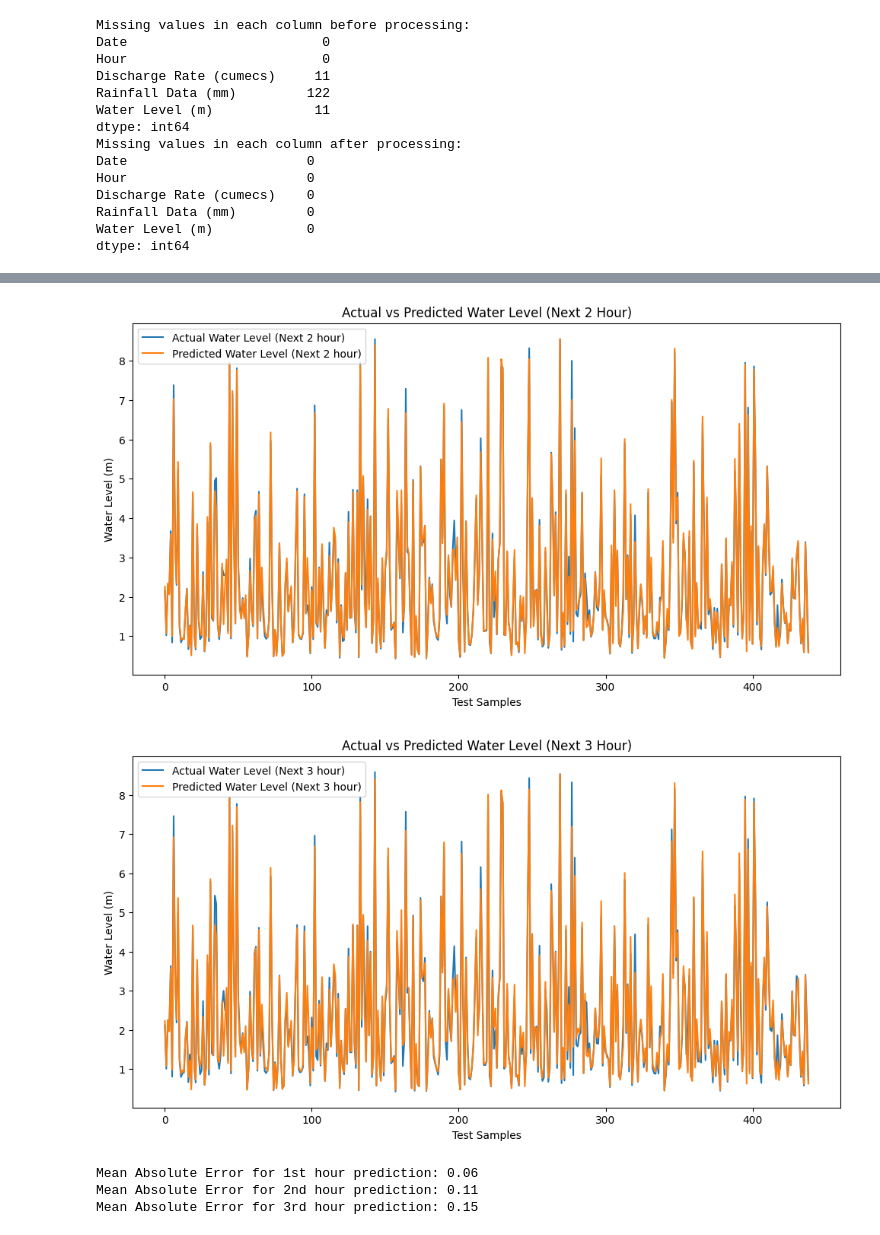
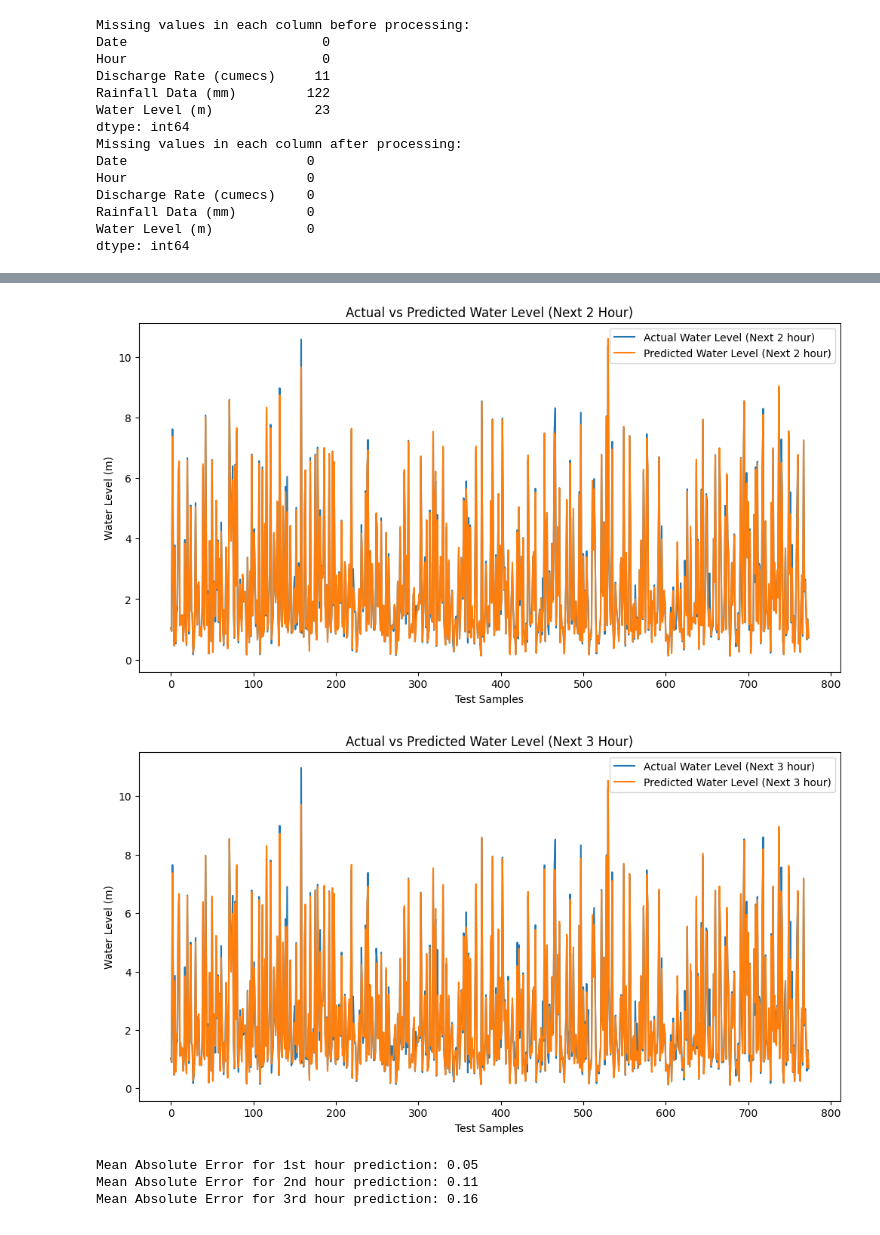
Before and after one commit to JanithK27/Early-warning-system-for-flood-FYP-, a Jupyter notebook: RealDataModelTrain/RandomForestRegressor.ipynb, the cells around one changed output, grey strips where cells are left out. Saved outputs shown, nothing was run; the diff lists cells and outputs as text; code cells hidden in the pictures.

Commit message:
addMorData_16_17_18_21_22
Add some data to csv

Co-Authored-By: Rasadari Dissanayake <155619344+RasadiL99@users.noreply.github.com>

```diff
--- a/RealDataModelTrain/RandomForestRegressor.ipynb
+++ b/RealDataModelTrain/RandomForestRegressor.ipynb
@@ -1,38 +0,0 @@
-# %%
-import pandas as pd
-import matplotlib.pyplot as plt
-
-# Load the dataset
-file_path = 'F:/FYP project/FYP(Flood)/Real Data/new full data.csv'
-df = pd.read_csv(file_path)
-
-# Check for null values
-print("Missing values in each column before processing:")
-print(df.isnull().sum())
-
-# Fill missing values or handle them (if any)
-df.fillna(method='ffill', inplace=True)
-
-# Define bins for water level ranges (You can modify these bins as per your requirement)
-bins = [0, 2, 4, 6, 8, 10, 12, 15]  # Example bin ranges (in meters)
-bin_labels = ['0-2m', '2-4m', '4-6m', '6-8m', '8-10m', '10-12m', '12-15m']
-
-# Create a new column 'Water Level Range' based on the bins
-df['Water Level Range'] = pd.cut(df['Water Level (m)'], bins=bins, labels=bin_labels, include_lowest=True)
-
-# Count the number of occurrences in each water level range
-water_level_counts = df['Water Level Range'].value_counts().sort_index()
-
-# Print the counts
-print("Water Level Counts:")
-print(water_level_counts)
-
-# Plotting the water level counts
-plt.figure(figsize=(10, 6))
-water_level_counts.plot(kind='bar', color='skyblue')
-plt.title('Count of Data According to Water Level Ranges')
-plt.xlabel('Water Level Range (m)')
-plt.ylabel('Count')
-plt.xticks(rotation=45)
-plt.tight_layout()
-plt.show()
@@ -67,7 +10,7 @@ import seaborn as sns
 
 
 # Load the dataset
-file_path = 'F:/FYP project/FYP(Flood)/Real Data/new full data.csv'
+file_path = 'F:/FYP project/FYP(Flood)/Real Data/FullData(2016,2017,2018,2021,2022).csv'
 df = pd.read_csv(file_path)
 
 # Check for null values
@@ -217,7 +160,7 @@ Date                         0
 Hour                         0
 Discharge Rate (cumecs)     11
 Rainfall Data (mm)         122
-Water Level (m)             11
+Water Level (m)             23
 dtype: int64
 Missing values in each column after processing:
 Date                       0
@@ -247,5 +190,5 @@ Accuracy for 3rd hour prediction: 53.53%
-[figure, old version]
+[figure, new version]
-[figure, old version]
+[figure, new version]
-Mean Absolute Error for 1st hour prediction: 0.06
+Mean Absolute Error for 1st hour prediction: 0.05
 Mean Absolute Error for 2nd hour prediction: 0.11
-Mean Absolute Error for 3rd hour prediction: 0.15
+Mean Absolute Error for 3rd hour prediction: 0.16
```
Also changed, not shown: parts of 2 cells of this notebook, 5 other files.
